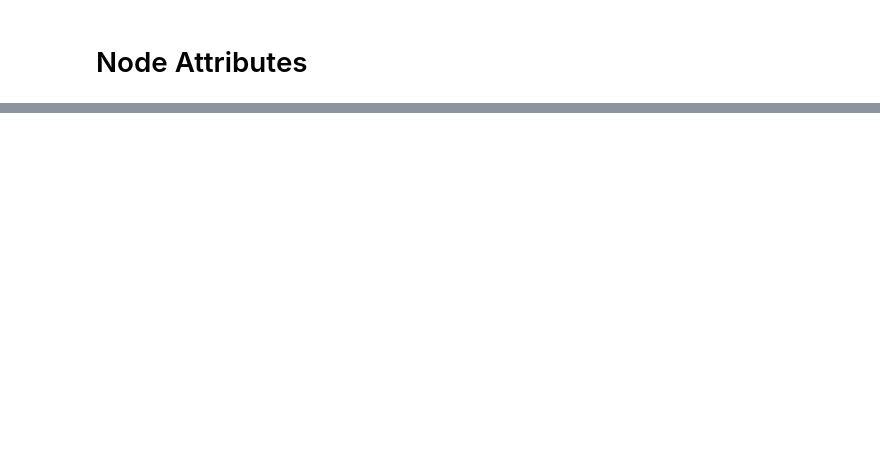
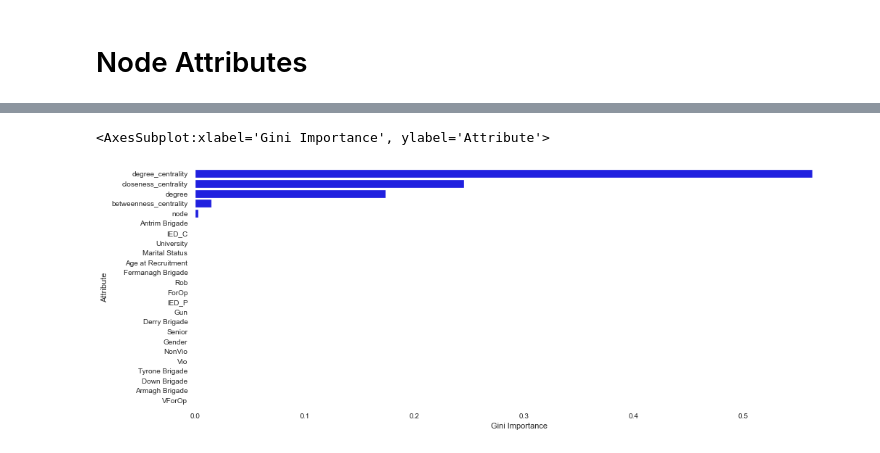
Before and after one commit to powerd4/SNA_project, a Jupyter notebook: notebooks/network_params.ipynb, the cells around one changed output, grey strips where cells are left out. Saved outputs shown, nothing was run; the diff lists cells and outputs as text; code cells hidden in the pictures; blank space fills up the shorter version.

Commit message:
Fixed bug in attribute code. Added simple ML.

```diff
--- a/notebooks/network_params.ipynb
+++ b/notebooks/network_params.ipynb
@@ -295,12 +290,9 @@ for period, graph in enumerate(G):
     new_attributes['node'] = list(nx.nodes(graph))
     new_attributes['period'] = '4_5' if period == 3 else '6' if period == 4 else str(period + 1)
     new_attributes['degree'] = [j for i, j in list(nx.degree(graph))]
-    new_attributes['degree_centrality'] = [j for i, j in list(nx.degree_centrality(graph))]
-    new_attributes['eigenvector_centrality'] = [j for i, j in list(nx.eigenvector_centrality(graph))]
-    new_attributes['closeness_centrality'] = [j for i, j in list(nx.closeness_centrality(graph))]
-    new_attributes['betweenness_centrality'] = [j for i, j in list(nx.betweenness_centrality(graph))]
-    new_attributes['communicability_betweenness_centrality'] = [j for i, j in list(nx.communicability_betweenness_centrality(graph))]
-    new_attributes['single_source_shortest_path'] = [j for i, j in list(nx.single_source_shortest_path(graph))]
+    new_attributes['degree_centrality'] = [j for i, j in nx.degree_centrality(graph).items()]
+    new_attributes['closeness_centrality'] = [j for i, j in nx.closeness_centrality(graph).items()]
+    new_attributes['betweenness_centrality'] = [j for i, j in nx.betweenness_centrality(graph).items()]
     new_attributes['neighbours'] = [list(nx.neighbors(graph, i)) for i in new_attributes['node']]
 
     node_attributes = node_attributes.append(new_attributes, ignore_index=True, sort=False)
@@ -326,0 +307,3 @@ node_attributes
+# %%
+node_attributes = node_attributes.replace({99999: np.nan})
+node_attributes = node_attributes.replace({99999.0: np.nan})
@@ -326,0 +344,5 @@ node_attributes
+# %%
+final = node_attributes.drop(columns=['neighbours']).dropna()
+le = LabelEncoder()
+final["node"] = le.fit_transform(final["node"])
+final["period"] = le.fit_transform(final["period"])
@@ -326,0 +351,9 @@ node_attributes
+# %%
+df_train, df_test = train_test_split(final, train_size=0.7, random_state=48)
+
+df_train_X = df_train.drop("period", axis=1)
+min_max_scaler = MinMaxScaler().fit(df_train_X)  # used to normalise later
+df_train_Y = df_train["period"]
+
+df_test_X = df_test.drop("period", axis=1)
+df_test_Y = df_test["period"]
@@ -326,0 +550,21 @@ node_attributes
+# %%
+RF = models[0][1]
+RF.fit(df_train_X, df_train_Y)
+
+features = {}
+
+for feature, importance in zip(df_train_X.columns, RF.feature_importances_):
+    features[feature] = importance
+
+importances = (
+    pd.DataFrame.from_dict(features, orient="index")
+    .reset_index()
+    .rename(columns={"index": "Attribute", 0: "Gini Importance"})
+    .sort_values(by="Gini Importance", ascending=False)
+)
+
+plt.figure(figsize=(16, 6))
+sns.barplot(y="Attribute", x="Gini Importance", data=importances, color="blue")
+# %% [output]
+<AxesSubplot:xlabel='Gini Importance', ylabel='Attribute'>
+[figure, added]
```
Also changed, not shown: parts of 33 cells of this notebook.
